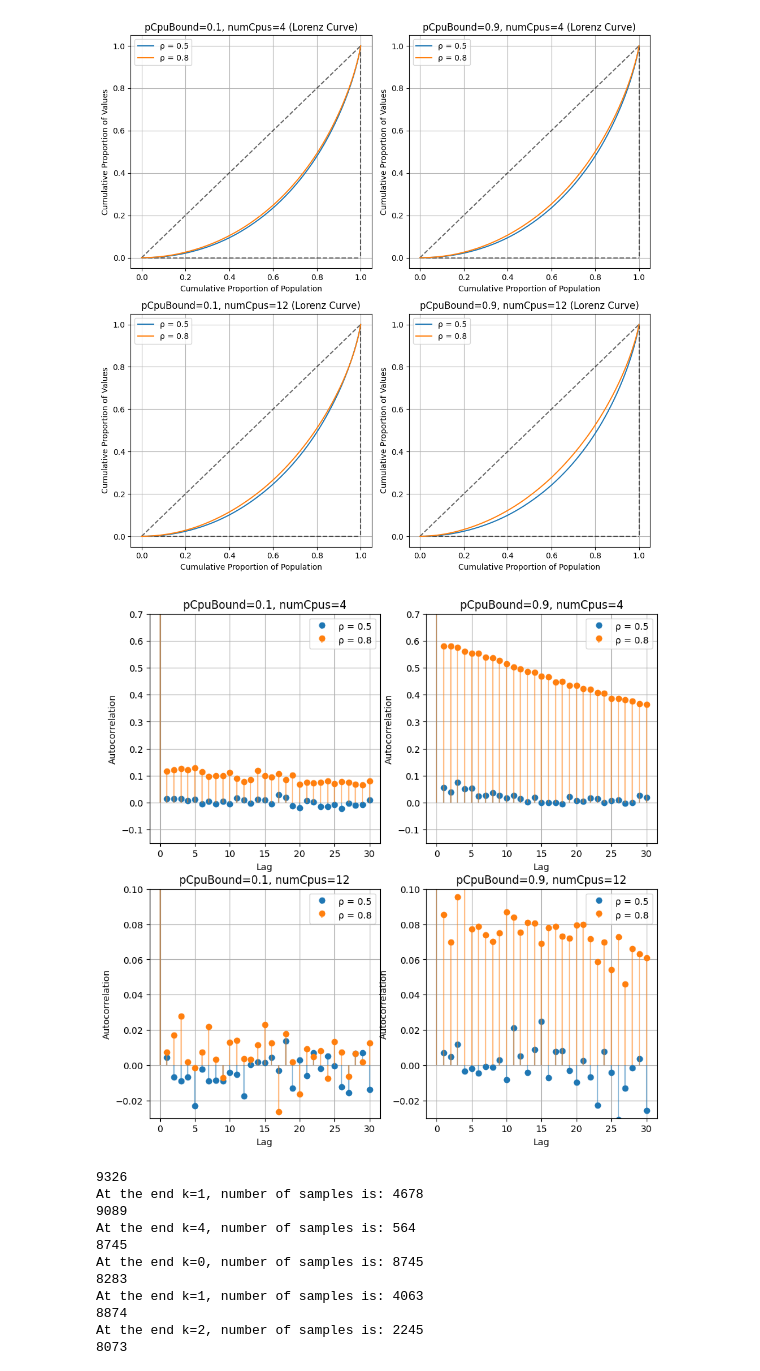
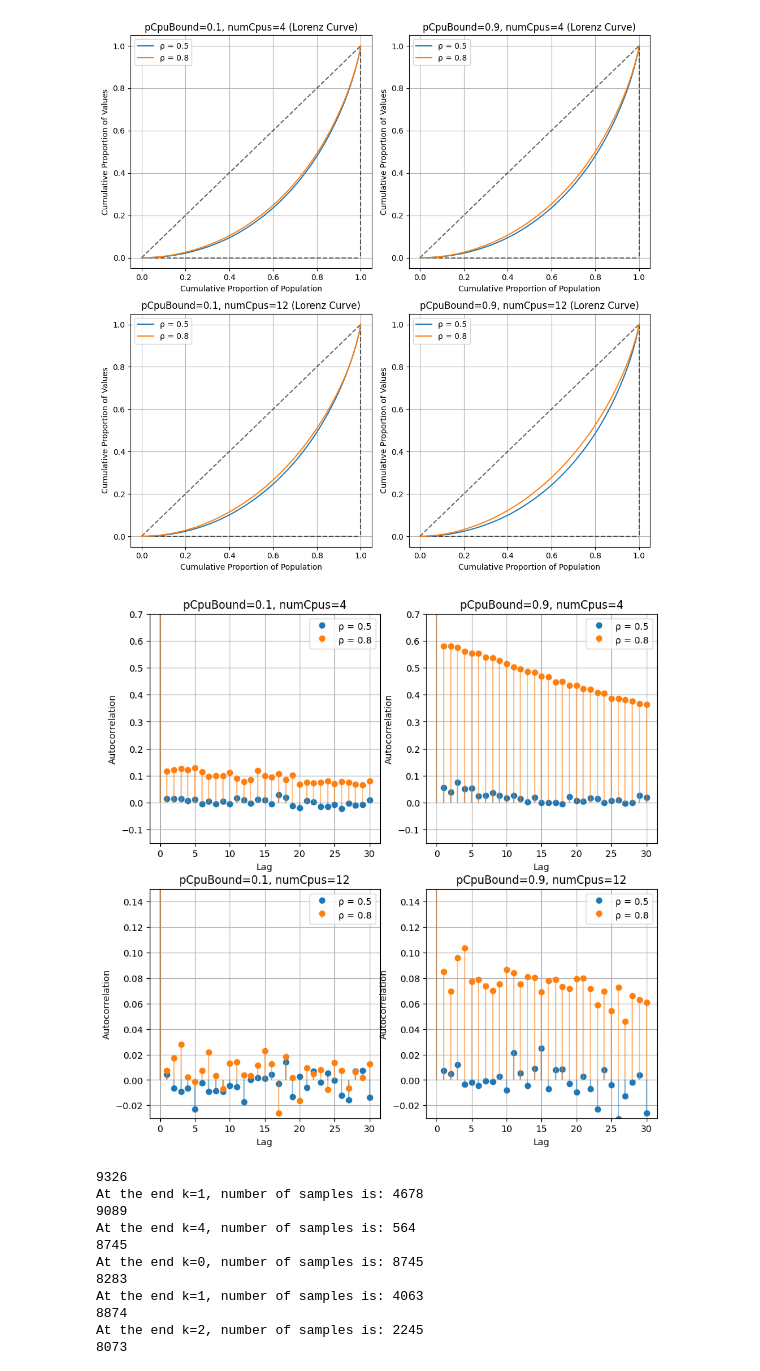
Before and after one commit to Sonic803/multi-core-sched, a Jupyter notebook: python/fcfsTurn.ipynb, the cells around one changed output. Saved outputs shown, nothing was run; the diff lists cells and outputs as text; code cells hidden in the pictures.

```diff
--- a/python/fcfsTurn.ipynb
+++ b/python/fcfsTurn.ipynb
@@ -113,8 +113,8 @@ for key, value in good_dict.items():
     else:
         filtered_dict[key] = value
 
-        rhoPos= not f'$rho={rhoSmall}' in key
         parametersNoRho = key_dict.copy()
+        rhoPos= rhoBig == parametersNoRho["$rho"]
         parametersNoRho.pop("$rho", None)
         parametersNoRhoString=str(parametersNoRho)
 
@@ -164,19 +164,6 @@ def getMeasurement(axs,measurement):
 
     rhoVal = next(part for part in parts if "rho" in part).split("=")[1]
 
-    rhoString = f"ρ = {rhoVal}"
-
-    rhoNum=0
-    color=''
-
-    if rhoVal == rhoSmall:
-        color = '#ff00ff'
-        rhoNum=0
-    else:
-        color = '#ff0000'
-        rhoNum=1
-
-
     return axs[x][y],measurementString
 # %%
 from statsmodels.distributions.empirical_distribution import ECDF
@@ -270,13 +232,13 @@ for i, element in enumerate(filtered_array_rho):
         measurement = elementRho["measurement"]
 
         # Fit Gamma distribution to the data
-        shape, loc, scale = gamma.fit(values, floc=0)  # Force loc=0 for Gamma
+        shape, loc, scale = gamma.fit(values , floc=0)  # Force loc=0 for Gamma
 
         print(f"Shape: {shape}, loc: {loc}, scale: {scale}")
 
         # Plot histogram
         ax, measurementString = getMeasurement(axs, measurement)
-        ax.hist(values, bins=80, density=True, alpha=0.8, label=f'{rhoStrings[rhoNum]}',color=colors1[rhoNum])
+        ax.hist(values, bins=40, density=True, alpha=0.8, label=f'{rhoStrings[rhoNum]}',color=colors1[rhoNum])
 
         # Plot fitted Gamma distribution
         x = np.linspace(min(values), max(values), 1000)
@@ -390,36 +352,36 @@ for i, element in enumerate(filtered_array_rho):
         ax, measurementString = getMeasurement(axs, measurement)
 
     # Get the correct subplot axis
     ax, measurementString = getMeasurement(axs, measurement)
 
     # Create an x-axis for the stem plot
     x_vals = np.arange(len(autocorr_values))  # Lag indices
 
     top0=max(combValues[0][1:lags])
     top1=max(combValues[1][1:lags])
     top=1.2*max(top0,top1)
 
     for idx, autocorr_vals in (list(enumerate(combValues))):
         colorStem=f"{colors1[idx]}ff"
         colorLine=f"{colors1[idx]}80"
         ax.stem(x_vals, autocorr_vals, label=f'{rhoStrings[idx]}', linefmt=colorLine, markerfmt=colorStem, basefmt=" ")
 
     ax.set_xlabel('Lag')
     ax.set_ylabel('Autocorrelation')
     # ax.set_ylim(-top/10,top)
 
-    if '$numCpus=4' in measurement:
+    if element[0]['parameters']['$numCpus']=='4':
         ax.set_ylim(-0.15,0.7)
     else:
-        ax.set_ylim(-0.03,0.1)
+        ax.set_ylim(-0.03,0.15)
     ax.set_title(measurementString)
     ax.legend()
     ax.grid(True)
 
 # plt.tight_layout()
 plt.show()
 # %% [output]
-[figure, old version]
+[figure, new version]
 # %%
 import copy
 filtered_array_rho_iid=[]
```
Also changed, not shown: parts of 4 cells of this notebook.
